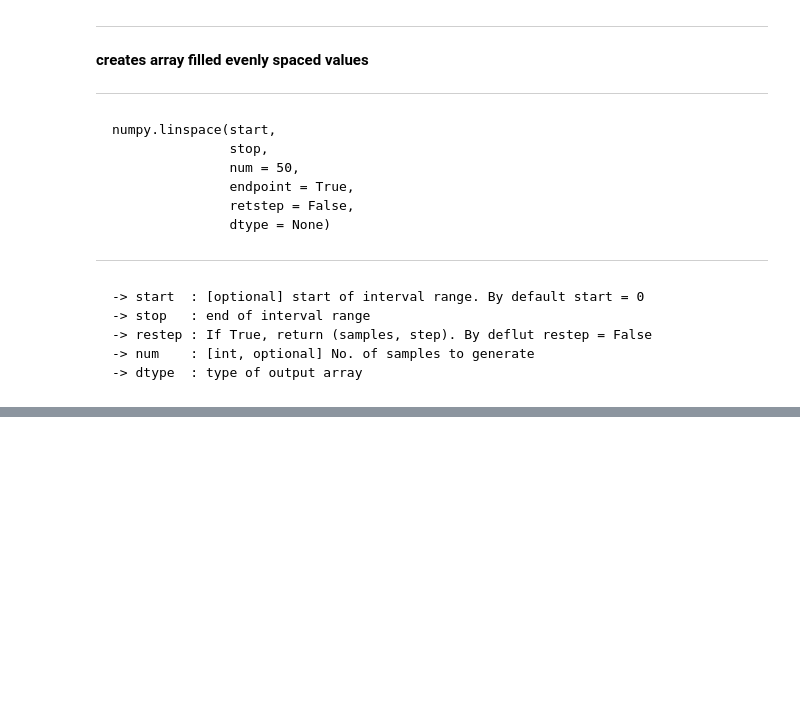
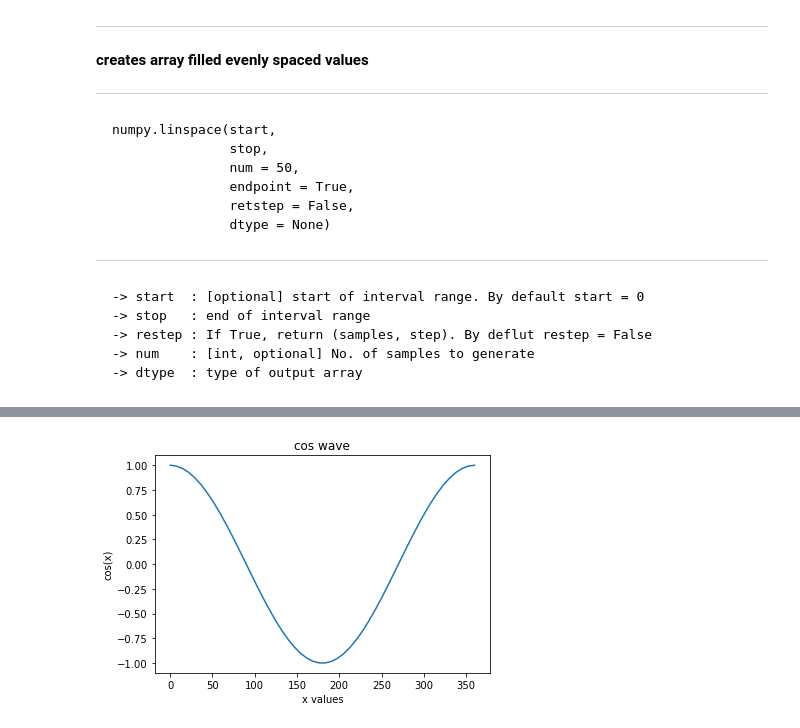
Before and after one commit to ikaushikpal/ML_Prerequisite, a Jupyter notebook: numpy basics/NumPy Tutorials from Amulya's Academy.ipynb, the cells around one changed output, grey strips where cells are left out. Saved outputs shown, nothing was run; the diff lists cells and outputs as text; code cells hidden in the pictures; blank space fills up the shorter version.

```diff
--- a/numpy basics/NumPy Tutorials from Amulya's Academy.ipynb
+++ b/numpy basics/NumPy Tutorials from Amulya's Academy.ipynb
@@ -260,0 +364,15 @@ ___
+# %%
+import matplotlib.pyplot as plt
+
+
+x_points = np.linspace(0, 360, 50)
+radian_Values = np.radians(x_points)
+cos_values = np.cos(radian_Values)
+
+plt.plot(x_points, cos_values)
+plt.title("cos wave")
+plt.ylabel("cos(x)")
+plt.xlabel("x values")
+plt.show()
+# %% [output]
+[figure, added]
```
Also changed, not shown: parts of 44 cells of this notebook.
